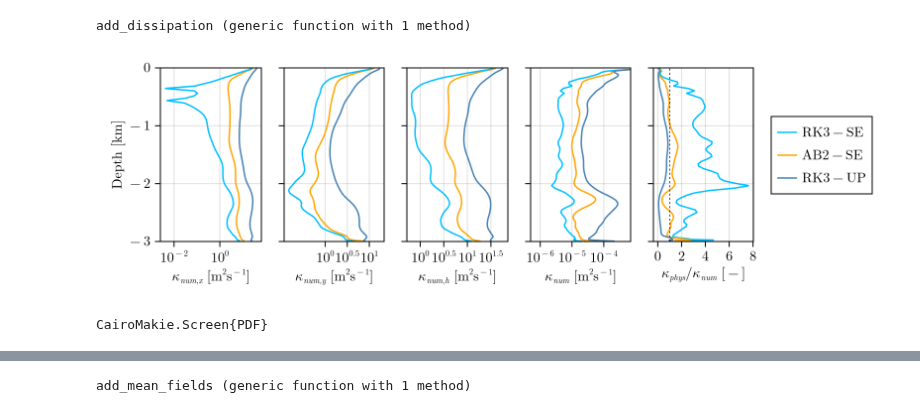
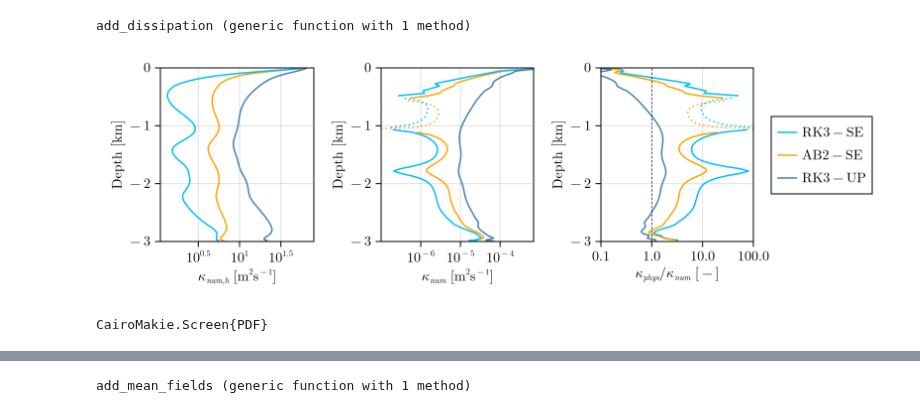
Before and after one commit to simone-silvestri/TimestepperTestCases.jl, a Jupyter notebook: notebooks/Results_channel.ipynb, the cells around one changed output, grey strips where cells are left out. Cells and saved outputs as stored; diff of their text form; code cells hidden in the pictures.

```diff
--- a/notebooks/Results_channel.ipynb
+++ b/notebooks/Results_channel.ipynb
@@ -68,13 +68,17 @@ get_dissipation (generic function with 1 method)
 
 # EXP = string(CLO) * string(MOM) * string(TRA) * string(TSP) * string(ZST)
 
-f1 = "channel-simulation/averages_10010.jld2"
-f2 = "channel-simulation/averages_10000.jld2"
-f3 = "channel-simulation/averages_10310.jld2"
+f1 = "../channel_simulation/oceananigans_105.4_no_generalized/averages_10010.jld2"
+f2 = "../channel_simulation/oceananigans_105.4_no_generalized/averages_10000.jld2"
+f3 = "../channel_simulation/oceananigans_105.4_no_generalized/averages_10010.jld2"
+f4 = "../channel_simulation/oceananigans_105.4_no_generalized/averages_10000.jld2"
+f5 = "../channel_simulation/oceananigans_105.4_no_generalized/averages_10310.jld2"
 
 rl = get_dissipation(f1); # -> RED!!!
 al = get_dissipation(f2); # -> BLUE!!!
-r3 = get_dissipation(f3); # -> GREEN!!!
+ri = get_dissipation(f3); # -> GREEN!!!
+ai = get_dissipation(f4); # -> GREEN!!!
+r3 = get_dissipation(f5); # -> GREEN!!!
 # %%
 function add_dissipation(case)
     κx = compute!(Field(mean(- case.Abx[end], dims = (1, 2)) / mean(case.Gbx[end], dims = (1, 2)) / 2))
@@ -113,61 +119,71 @@ fig = Figure(size = (800, 250))
 
 xt1 = ([1e-4, 1e-2, 1], [L"10^{-4}", L"10^{-2}", L"10^0"])
 xt2 = ([1e+0, 10^(0.5), 10], [L"10^{0}", L"10^{0.5}", L"10^1"])
 xt3 = ([1e+0, 10^(0.5), 10, 10^1.5], [L"10^{0}", L"10^{0.5}", L"10^1", L"10^{1.5}"])
 xt4 = ([0, 2e-5, 4e-5], [L"0", L"2\cdot 10^{-5}", L"4\cdot 10^{-5}"])
 xt5 = ([1e-6, 1e-5, 1e-4, 1e-3, 1e-2], [L"10^{-6}", L"10^{-5}", L"10^{-4}", L"10^{-3}", L"10^{-2}"])
-xt6 = ([1e-9, 1e-8, 1e-7, 1e-6, 1e-5, 1e-4, 1e-3, 1e-2], [L"10^{-9}", L"10^{-8}", L"10^{-7}", L"10^{-6}", L"10^{-5}", L"10^{-4}", L"10^{-3}", L"10^{-2}"])
-xt6 = ticks([0, 2, 4, 6, 8])
+xt6 = ticks([0.1, 1, 10, 100])
 
 xl1 = L"\kappa_{num, x} \text{ [m}^2\text{s}^{-1}\text{]}"
 xl2 = L"\kappa_{num, y} \text{ [m}^2\text{s}^{-1}\text{]}"
 xl3 = L"\kappa_{num, h} \text{ [m}^2\text{s}^{-1}\text{]}"
 xl5 = L"\kappa_{num} \text{ [m}^2\text{s}^{-1}\text{]}"
 xl6 = L"\kappa_{phys} / \kappa_{num} \text{ [-]}"
+xl7 = L"\kappa_{phys} / \kappa_{num} \text{ [-]}"
 
-ax1 = Axis(fig[1, 1]; xlabel=xl1, xticks=xt1, ylabel = L"\text{Depth [km]}", yticks = ticks([-3, -2, -1, 0]), xscale = log10)
-ax2 = Axis(fig[1, 2]; xlabel=xl2, xticks=xt2, ylabel = "", yticks = ([-3, -2, -1, 0], ["", "", "", ""]), xscale = log10)
-ax3 = Axis(fig[1, 3]; xlabel=xl3, xticks=xt3, ylabel = "", yticks = ([-3, -2, -1, 0], ["", "", "", ""]), xscale=log10)
-ax5 = Axis(fig[1, 4]; xlabel=xl5, xticks=xt5, ylabel = "", yticks = ([-3, -2, -1, 0], ["", "", "", ""]), xscale=log10)
-ax6 = Axis(fig[1, 5]; xlabel=xl6, xticks=xt6, ylabel = "", yticks = ([-3, -2, -1, 0], ["", "", "", ""])) #, xscale=log10)
+ax3 = Axis(fig[1, 1]; xlabel=xl3, xticks=xt3, ylabel = L"\text{Depth [km]}", yticks = ticks([-3, -2, -1, 0]), xscale=log10)
+ax5 = Axis(fig[1, 2]; xlabel=xl5, xticks=xt5, ylabel = L"\text{Depth [km]}", yticks = ticks([-3, -2, -1, 0]), xscale=log10)
+ax6 = Axis(fig[1, 3]; xlabel=xl6, xticks=xt6, ylabel = L"\text{Depth [km]}", yticks = ticks([-3, -2, -1, 0]), xscale=log10)
 
-lines!(ax1, abs.(interior(al.κx, 1, 1, :)), zC, color=c3)
-lines!(ax1, abs.(interior(rl.κx, 1, 1, :)), zC, color=c1)
-lines!(ax1, abs.(interior(r3.κx, 1, 1, :)), zC, color=c4)
+myop0(x) = abs(x)
+myop1(x) = x ≤ 0 ? NaN : x
+myop2(x) = x ≤ 0 ? -x : NaN
 
-lines!(ax2, abs.(interior(al.κy, 1, 1, :)), zC, color=c3)
-lines!(ax2, abs.(interior(rl.κy, 1, 1, :)), zC, color=c1)
-lines!(ax2, abs.(interior(r3.κy, 1, 1, :)), zC, color=c4)
+lines!(ax3, myop1.(interior(al.κx, 1, 1, :) .+ interior(al.κy, 1, 1, :)), zC, color=c3)
+lines!(ax3, myop1.(interior(rl.κx, 1, 1, :) .+ interior(rl.κy, 1, 1, :)), zC, color=c1)
+lines!(ax3, myop1.(interior(r3.κx, 1, 1, :) .+ interior(r3.κy, 1, 1, :)), zC, color=c4)
+lines!(ax3, myop2.(interior(al.κx, 1, 1, :) .+ interior(al.κy, 1, 1, :)), zC, color=c3, linestyle = :dash)
+lines!(ax3, myop2.(interior(rl.κx, 1, 1, :) .+ interior(rl.κy, 1, 1, :)), zC, color=c1, linestyle = :dash)
+lines!(ax3, myop2.(interior(r3.κx, 1, 1, :) .+ interior(r3.κy, 1, 1, :)), zC, color=c4, linestyle = :dash)
 
-lines!(ax3, abs.(interior(al.κx, 1, 1, :) .+ interior(al.κy, 1, 1, :)), zC, color=c3)
-lines!(ax3, abs.(interior(rl.κx, 1, 1, :) .+ interior(rl.κy, 1, 1, :)), zC, color=c1)
-lines!(ax3, abs.(interior(r3.κx, 1, 1, :) .+ interior(r3.κy, 1, 1, :)), zC, color=c4)
+lines!(ax5, myop1.(interior(al.κxz, 1, 1, :) + interior(al.κyz, 1, 1, :) + interior(al.κzz, 1, 1, 1:90)), zC, color=c3)
+lines!(ax5, myop1.(interior(rl.κxz, 1, 1, :) + interior(rl.κyz, 1, 1, :) + interior(rl.κzz, 1, 1, 1:90)), zC, color=c1)
+lines!(ax5, myop1.(interior(r3.κxz, 1, 1, :) + interior(r3.κyz, 1, 1, :) + interior(r3.κzz, 1, 1, 1:90)), zC, color=c4)
+lines!(ax5, myop2.(interior(al.κxz, 1, 1, :) + interior(al.κyz, 1, 1, :) + interior(al.κzz, 1, 1, 1:90)), zC, color=c3, linestyle = :dot)
+lines!(ax5, myop2.(interior(rl.κxz, 1, 1, :) + interior(rl.κyz, 1, 1, :) + interior(rl.κzz, 1, 1, 1:90)), zC, color=c1, linestyle = :dot)
+lines!(ax5, myop2.(interior(r3.κxz, 1, 1, :) + interior(r3.κyz, 1, 1, :) + interior(r3.κzz, 1, 1, 1:90)), zC, color=c4, linestyle = :dot)
+xlims!(ax5, 1e-7, 7e-4)
 
-lines!(ax5, abs.(interior(al.κxz, 1, 1, :) + interior(al.κyz, 1, 1, :) + interior(al.κzz, 1, 1, 1:90)), zC, color=c3)
-lines!(ax5, abs.(interior(rl.κxz, 1, 1, :) + interior(rl.κyz, 1, 1, :) + interior(rl.κzz, 1, 1, 1:90)), zC, color=c1)
-lines!(ax5, abs.(interior(r3.κxz, 1, 1, :) + interior(r3.κyz, 1, 1, :) + interior(r3.κzz, 1, 1, 1:90)), zC, color=c4)
-# lines!(ax5, zC ./ zC * 5e-6, zC, color=:grey, linestyle=:dash, linewidth=0.8)
-xlims!(ax5, 5e-7, 7e-4)
+κtrl1 = myop1.(interior(rl.κxz, 1, 1, :) + interior(rl.κyz, 1, 1, :) + interior(rl.κzz, 1, 1, 1:90))
+κtal1 = myop1.(interior(al.κxz, 1, 1, :) + interior(al.κyz, 1, 1, :) + interior(al.κzz, 1, 1, 1:90))
+κtr31 = myop1.(interior(r3.κxz, 1, 1, :) + interior(r3.κyz, 1, 1, :) + interior(r3.κzz, 1, 1, 1:90))
+κtrl2 = myop2.(interior(rl.κxz, 1, 1, :) + interior(rl.κyz, 1, 1, :) + interior(rl.κzz, 1, 1, 1:90))
+κtal2 = myop2.(interior(al.κxz, 1, 1, :) + interior(al.κyz, 1, 1, :) + interior(al.κzz, 1, 1, 1:90))
+κtr32 = myop2.(interior(r3.κxz, 1, 1, :) + interior(r3.κyz, 1, 1, :) + interior(r3.κzz, 1, 1, 1:90))
 
-κtrl = abs.(interior(rl.κxz, 1, 1, :) + interior(rl.κyz, 1, 1, :) + interior(rl.κzz, 1, 1, 1:90))
-κtal = abs.(interior(al.κxz, 1, 1, :) + interior(al.κyz, 1, 1, :) + interior(al.κzz, 1, 1, 1:90))
-κtr3 = abs.(interior(r3.κxz, 1, 1, :) + interior(r3.κyz, 1, 1, :) + interior(r3.κzz, 1, 1, 1:90))
-
-lines!(ax6, abs.(interior(rl.κd, 1, 1, 1:90)) ./ κtrl, zC, color=c1, label=L"\text{RK3-SE}")
-lines!(ax6, abs.(interior(al.κd, 1, 1, 1:90)) ./ κtal, zC, color=c3, label=L"\text{AB2-SE}")
-lines!(ax6, abs.(interior(r3.κd, 1, 1, 1:90)) ./ κtr3, zC, color=c4, label=L"\text{RK3-UP}")
+lines!(ax6, myop1.(interior(rl.κd, 1, 1, 1:90)) ./ κtrl1, zC, color=c1, label=L"\text{RK3-SE}")
+lines!(ax6, myop1.(interior(al.κd, 1, 1, 1:90)) ./ κtal1, zC, color=c3, label=L"\text{AB2-SE}")
+lines!(ax6, myop1.(interior(r3.κd, 1, 1, 1:90)) ./ κtr31, zC, color=c4, label=L"\text{RK3-UP}")
+lines!(ax6, myop1.(interior(rl.κd, 1, 1, 1:90)) ./ κtrl2, zC, color=c1, linestyle = :dot)
+lines!(ax6, myop1.(interior(al.κd, 1, 1, 1:90)) ./ κtal2, zC, color=c3, linestyle = :dot)
+lines!(ax6, myop1.(interior(r3.κd, 1, 1, 1:90)) ./ κtr32, zC, color=c4, linestyle = :dot)
+xlims!(ax6, 0.1, 100)
 vlines!(ax6, 1, linestyle = :dash, color = :black, linewidth = 0.7)
 
-Legend(fig[1, 6], ax6)
+κtrl0 = myop0.(interior(rl.κxz, 1, 1, :) + interior(rl.κyz, 1, 1, :) + interior(rl.κzz, 1, 1, 1:90))
+κtal0 = myop0.(interior(al.κxz, 1, 1, :) + interior(al.κyz, 1, 1, :) + interior(al.κzz, 1, 1, 1:90))
+κtr30 = myop0.(interior(r3.κxz, 1, 1, :) + interior(r3.κyz, 1, 1, :) + interior(r3.κzz, 1, 1, 1:90))
+
+Legend(fig[1, 4], ax6)
 ylims!(ax1, -3, 0)
 ylims!(ax2, -3, 0)
 ylims!(ax3, -3, 0)
 ylims!(ax5, -3, 0)
 ylims!(ax6, -3, 0)
 path = "/Users/simonesilvestri/Dropbox (MIT)/Apps/Overleaf/timestepper/"
 
 display(current_figure())
 CairoMakie.save(path * "dissipation-channel.pdf", fig)
 # %% [output]
-[figure, old version]
+[figure, new version]
 CairoMakie.Screen{PDF}
```
Also changed, not shown: parts of 8 cells of this notebook, 1 other file.
